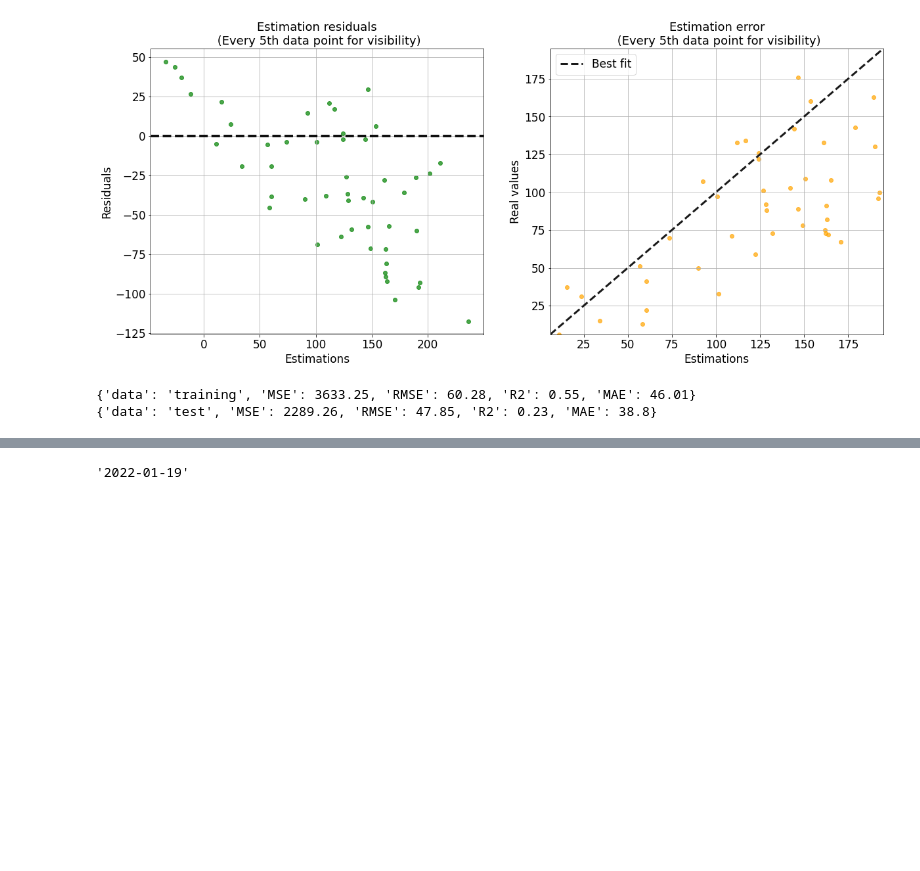
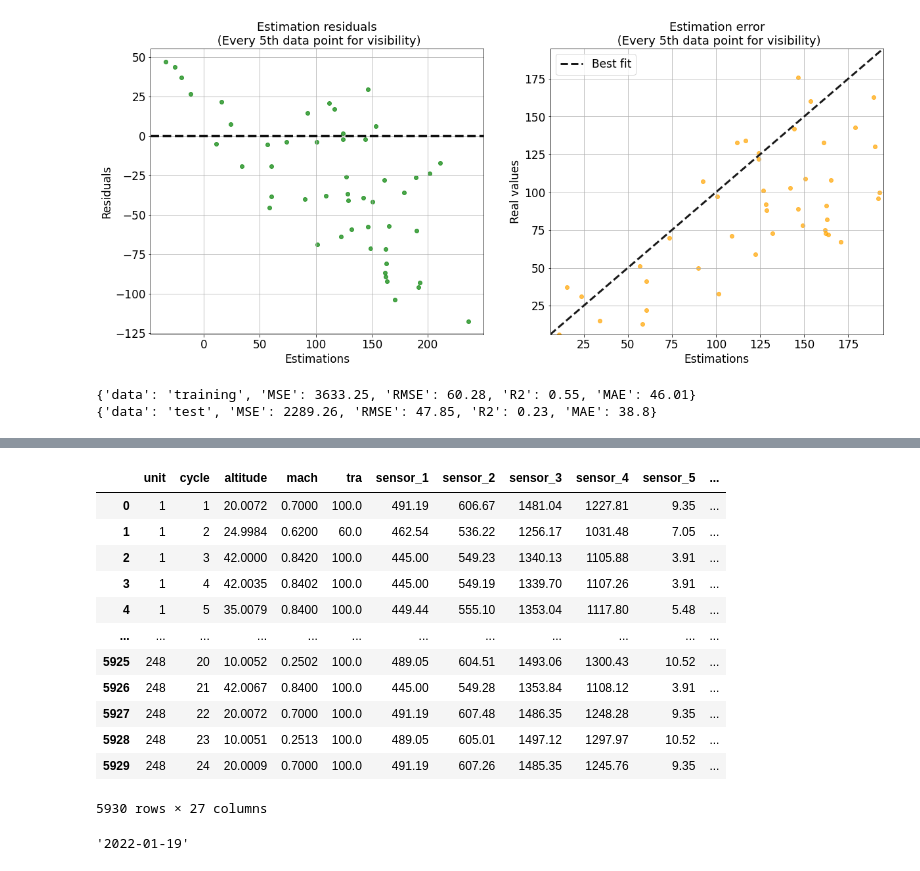
Before and after one commit to TomislavZupanovic/AWSBlackBelt-Capstone, a Jupyter notebook: EDA_notebooks/EDA.ipynb, the cells around one changed output, grey strips where cells are left out. Drawn from its saved outputs; the diff is of its cells as text; code cells hidden in the pictures; blank space fills up the shorter version.

```diff
--- a/EDA_notebooks/EDA.ipynb
+++ b/EDA_notebooks/EDA.ipynb
@@ -456,3 +474,19 @@ See the caveats in the documentation: https://pandas.pydata.org/pandas-docs/stab
+# %%
+timestamp_data
+# %% [output]
+|  | unit | cycle | altitude | mach | tra | sensor_1 | sensor_2 | sensor_3 | sensor_4 | sensor_5 | ... |
+| 0 | 1 | 1 | 20.0072 | 0.7000 | 100.0 | 491.19 | 606.67 | 1481.04 | 1227.81 | 9.35 | ... |
+| 1 | 1 | 2 | 24.9984 | 0.6200 | 60.0 | 462.54 | 536.22 | 1256.17 | 1031.48 | 7.05 | ... |
+| 2 | 1 | 3 | 42.0000 | 0.8420 | 100.0 | 445.00 | 549.23 | 1340.13 | 1105.88 | 3.91 | ... |
+| 3 | 1 | 4 | 42.0035 | 0.8402 | 100.0 | 445.00 | 549.19 | 1339.70 | 1107.26 | 3.91 | ... |
+| 4 | 1 | 5 | 35.0079 | 0.8400 | 100.0 | 449.44 | 555.10 | 1353.04 | 1117.80 | 5.48 | ... |
+| ... | ... | ... | ... | ... | ... | ... | ... | ... | ... | ... | ... |
+| 5925 | 248 | 20 | 10.0052 | 0.2502 | 100.0 | 489.05 | 604.51 | 1493.06 | 1300.43 | 10.52 | ... |
+| 5926 | 248 | 21 | 42.0067 | 0.8400 | 100.0 | 445.00 | 549.28 | 1353.84 | 1108.12 | 3.91 | ... |
+| 5927 | 248 | 22 | 20.0072 | 0.7000 | 100.0 | 491.19 | 607.48 | 1486.35 | 1248.28 | 9.35 | ... |
+| 5928 | 248 | 23 | 10.0051 | 0.2513 | 100.0 | 489.05 | 605.01 | 1497.12 | 1297.97 | 10.52 | ... |
+| 5929 | 248 | 24 | 20.0009 | 0.7000 | 100.0 | 491.19 | 607.26 | 1485.35 | 1245.76 | 9.35 | ... |
+5930 rows × 27 columns
 # %%
 import boto3
 import io
```
Also changed, not shown: parts of 20 cells of this notebook, 3 other files.
